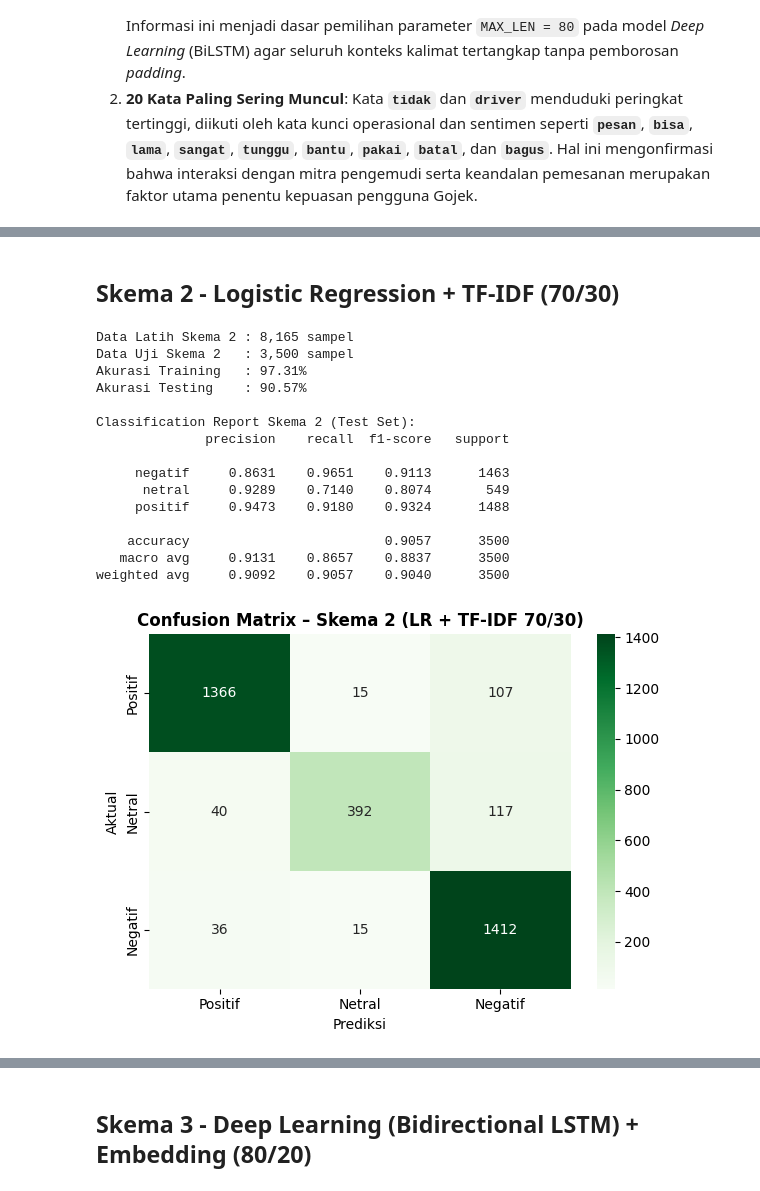
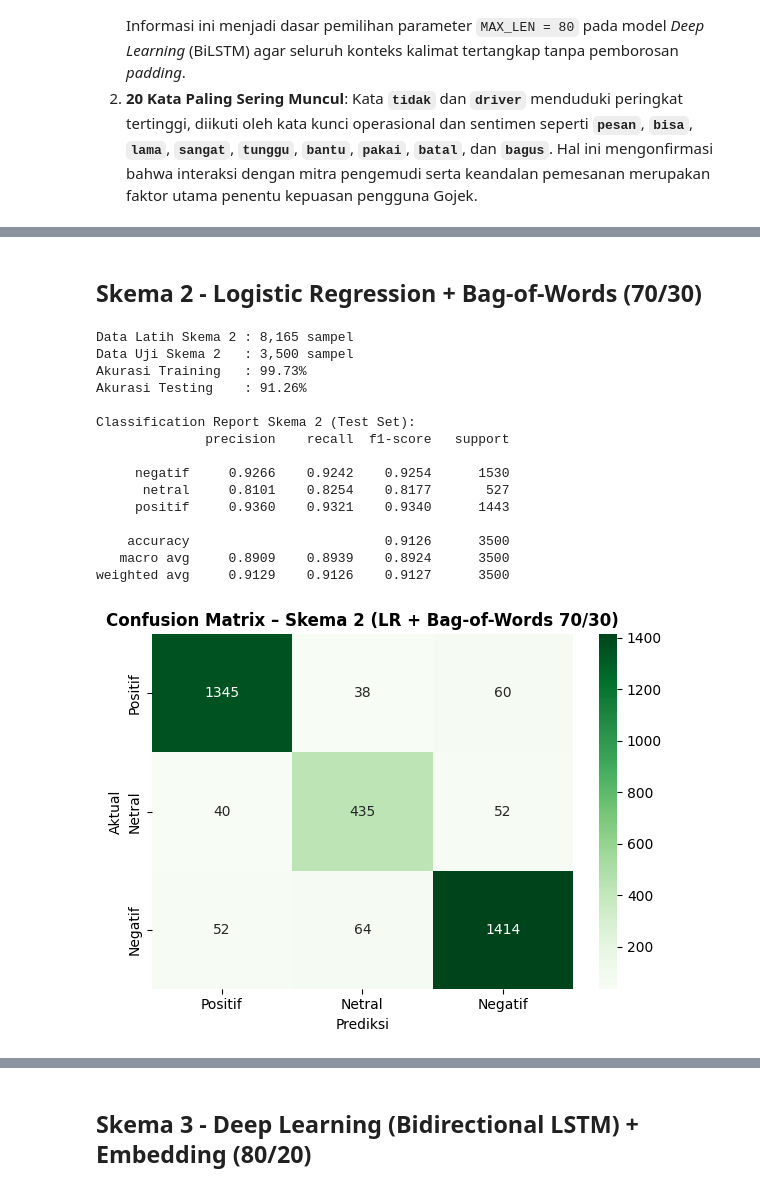
Before and after one commit to mpnabil95/analisis-sentimen-ulasan-gojek, a Jupyter notebook: notebook.ipynb, the cells around one changed output, grey strips where cells are left out. Saved outputs shown, nothing was run; the diff lists cells and outputs as text; code cells hidden in the pictures.

```diff
--- a/notebook.ipynb
+++ b/notebook.ipynb
@@ -586,20 +590,19 @@ weighted avg     0.9127    0.9117    0.9101      2333
 # %% [markdown]
-## Skema 2 - Logistic Regression + TF-IDF (70/30)
+## Skema 2 - Logistic Regression + Bag-of-Words (70/30)
 # %%
-# ========== SKEMA 2: Logistic Regression + TF-IDF (Split 70/30) ==========
+# ========== SKEMA 2: Logistic Regression + Bag-of-Words (Split 70/30) ==========
 # 1. Split teks mentah terlebih dahulu (70% Train, 30% Test)
 X_train_s2, X_test_s2, y_train_s2, y_test_s2 = train_test_split(
     X, y, test_size=0.30, random_state=SEED, stratify=y
 )
 
-# 2. Pipeline TF-IDF + Logistic Regression dengan regularisasi C=2.0
+# 2. Pipeline CountVectorizer (Bag-of-Words) + Logistic Regression
 pipeline_s2 = Pipeline([
-    ('tfidf', TfidfVectorizer(
-        max_features=12000,
-        ngram_range=(1, 3),
-        min_df=2,
-        max_df=0.90,
-        sublinear_tf=True
+    ('bow', CountVectorizer(
+        max_features=10000,
+        ngram_range=(1, 2),
+        min_df=1,
+        max_df=0.95
     )),
     ('lr', LogisticRegression(
         C=2.0, max_iter=1000, solver='lbfgs', random_state=SEED
@@ -612,40 +615,40 @@ y_pred_train_s2 = pipeline_s2.predict(X_train_s2)
 y_pred_test_s2  = pipeline_s2.predict(X_test_s2)
 
 acc_train_s2 = accuracy_score(y_train_s2, y_pred_train_s2)
 acc_test_s2  = accuracy_score(y_test_s2,  y_pred_test_s2)
 
 print(f"Data Latih Skema 2 : {len(X_train_s2):,} sampel")
 print(f"Data Uji Skema 2   : {len(X_test_s2):,} sampel")
 print(f"Akurasi Training   : {acc_train_s2*100:.2f}%")
 print(f"Akurasi Testing    : {acc_test_s2*100:.2f}%\n")
 print("Classification Report Skema 2 (Test Set):")
 print(classification_report(y_test_s2, y_pred_test_s2, digits=4))
 
 cm_s2 = confusion_matrix(y_test_s2, y_pred_test_s2, labels=['positif', 'netral', 'negatif'])
 fig, ax = plt.subplots(figsize=(6, 4.5))
 sns.heatmap(cm_s2, annot=True, fmt='d', cmap='Greens',
             xticklabels=['Positif', 'Netral', 'Negatif'],
             yticklabels=['Positif', 'Netral', 'Negatif'], ax=ax)
-ax.set_title('Confusion Matrix – Skema 2 (LR + TF-IDF 70/30)', fontweight='bold')
+ax.set_title('Confusion Matrix – Skema 2 (LR + Bag-of-Words 70/30)', fontweight='bold')
 ax.set_xlabel('Prediksi')
 ax.set_ylabel('Aktual')
 plt.tight_layout()
 plt.savefig('cm_skema2.png', dpi=120)
 plt.show()
 # %% [output]
 Data Latih Skema 2 : 8,165 sampel
 Data Uji Skema 2   : 3,500 sampel
-Akurasi Training   : 97.31%
-Akurasi Testing    : 90.57%
+Akurasi Training   : 99.73%
+Akurasi Testing    : 91.26%
 
 Classification Report Skema 2 (Test Set):
               precision    recall  f1-score   support
 
-     negatif     0.8631    0.9651    0.9113      1463
-      netral     0.9289    0.7140    0.8074       549
-     positif     0.9473    0.9180    0.9324      1488
+     negatif     0.9266    0.9242    0.9254      1530
+      netral     0.8101    0.8254    0.8177       527
+     positif     0.9360    0.9321    0.9340      1443
 
-    accuracy                         0.9057      3500
-   macro avg     0.9131    0.8657    0.8837      3500
-weighted avg     0.9092    0.9057    0.9040      3500
+    accuracy                         0.9126      3500
+   macro avg     0.8909    0.8939    0.8924      3500
+weighted avg     0.9129    0.9126    0.9127      3500
-[figure, old version]
+[figure, new version]
```
Also changed, not shown: parts of 11 cells of this notebook.
